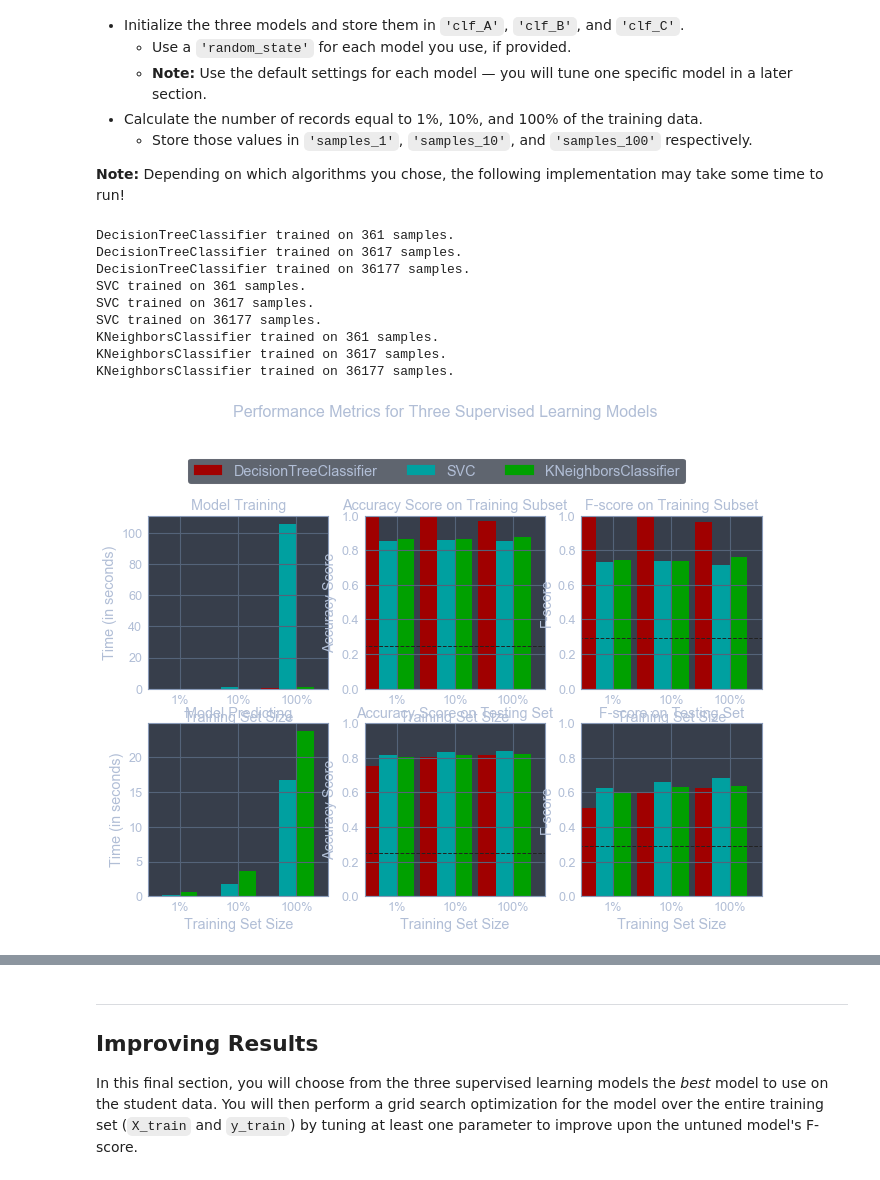
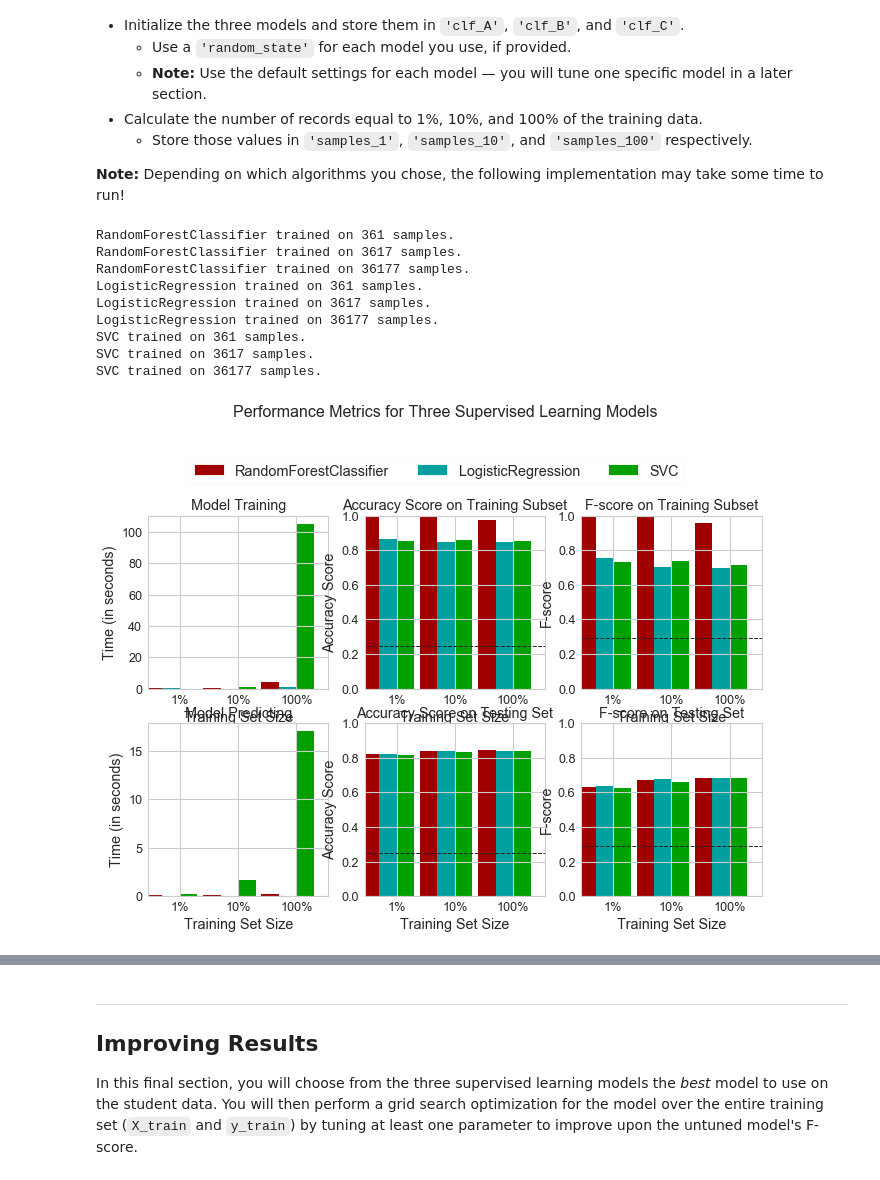
Before and after one commit to RobbyJS/Intro_to_ML, a Jupyter notebook: projects/p1_charityml/finding_donors.ipynb, the cells around one changed output, grey strips where cells are left out. Cells and saved outputs as stored; diff of their text form; code cells hidden in the pictures.

```diff
--- a/projects/p1_charityml/finding_donors.ipynb
+++ b/projects/p1_charityml/finding_donors.ipynb
@@ -576,42 +521,43 @@ In the code cell, you will need to implement the following:
 **Note:** Depending on which algorithms you chose, the following implementation may take some time to run!
 # %%
 # TODO: Import the three supervised learning models from sklearn
-from sklearn.tree import DecisionTreeClassifier
+#from sklearn.ensemble import AdaBoostClassifier
 from sklearn.svm import SVC
-from sklearn.neighbors import KNeighborsClassifier
+from sklearn.ensemble import RandomForestClassifier
+from sklearn.linear_model import LogisticRegression
 
 # TODO: Initialize the three models
-clf_A = DecisionTreeClassifier()
-clf_B = SVC()
-clf_C = KNeighborsClassifier()
+clf_A = RandomForestClassifier(random_state=1)
+clf_B = LogisticRegression(max_iter=1000,random_state=1)
+clf_C = SVC(random_state=1)
 
 # TODO: Calculate the number of samples for 1%, 10%, and 100% of the training data
 # HINT: samples_100 is the entire training set i.e. len(y_train)
 # HINT: samples_10 is 10% of samples_100 (ensure to set the count of the values to be `int` and not `float`)
 # HINT: samples_1 is 1% of samples_100 (ensure to set the count of the values to be `int` and not `float`)
 samples_100 = len(y_train)
 samples_10 = samples_100//10
 samples_1 = samples_100//100
 
 # Collect results on the learners
-results1 = {}
+results = {}
 for clf in [clf_A, clf_B, clf_C]:
     clf_name = clf.__class__.__name__
-    results1[clf_name] = {}
+    results[clf_name] = {}
     for i, samples in enumerate([samples_1, samples_10, samples_100]):
-        results1[clf_name][i] = \
+        results[clf_name][i] = \
         train_predict(clf, samples, X_train, y_train, X_test, y_test)
 
 # Run metrics visualization for the three supervised learning models chosen
-vs.evaluate(results1, accuracy, fscore)
+vs.evaluate(results, accuracy, fscore)
 # %% [output]
-DecisionTreeClassifier trained on 361 samples.
-DecisionTreeClassifier trained on 3617 samples.
-DecisionTreeClassifier trained on 36177 samples.
+RandomForestClassifier trained on 361 samples.
+RandomForestClassifier trained on 3617 samples.
+RandomForestClassifier trained on 36177 samples.
+LogisticRegression trained on 361 samples.
+LogisticRegression trained on 3617 samples.
+LogisticRegression trained on 36177 samples.
 SVC trained on 361 samples.
 SVC trained on 3617 samples.
 SVC trained on 36177 samples.
-KNeighborsClassifier trained on 361 samples.
-KNeighborsClassifier trained on 3617 samples.
-KNeighborsClassifier trained on 36177 samples.
-[figure, old version]
+[figure, new version]
```
Also changed, not shown: parts of 32 cells of this notebook.
